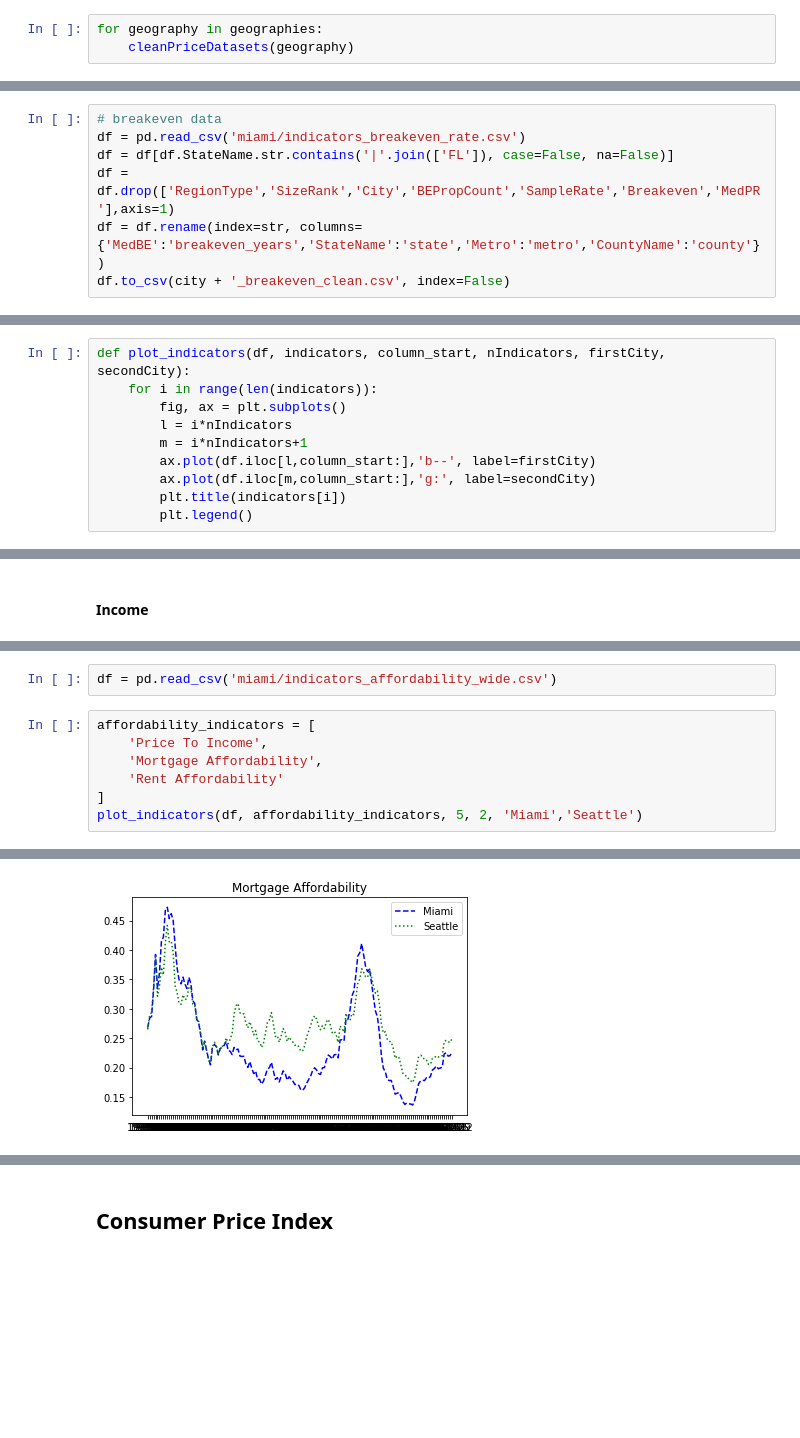
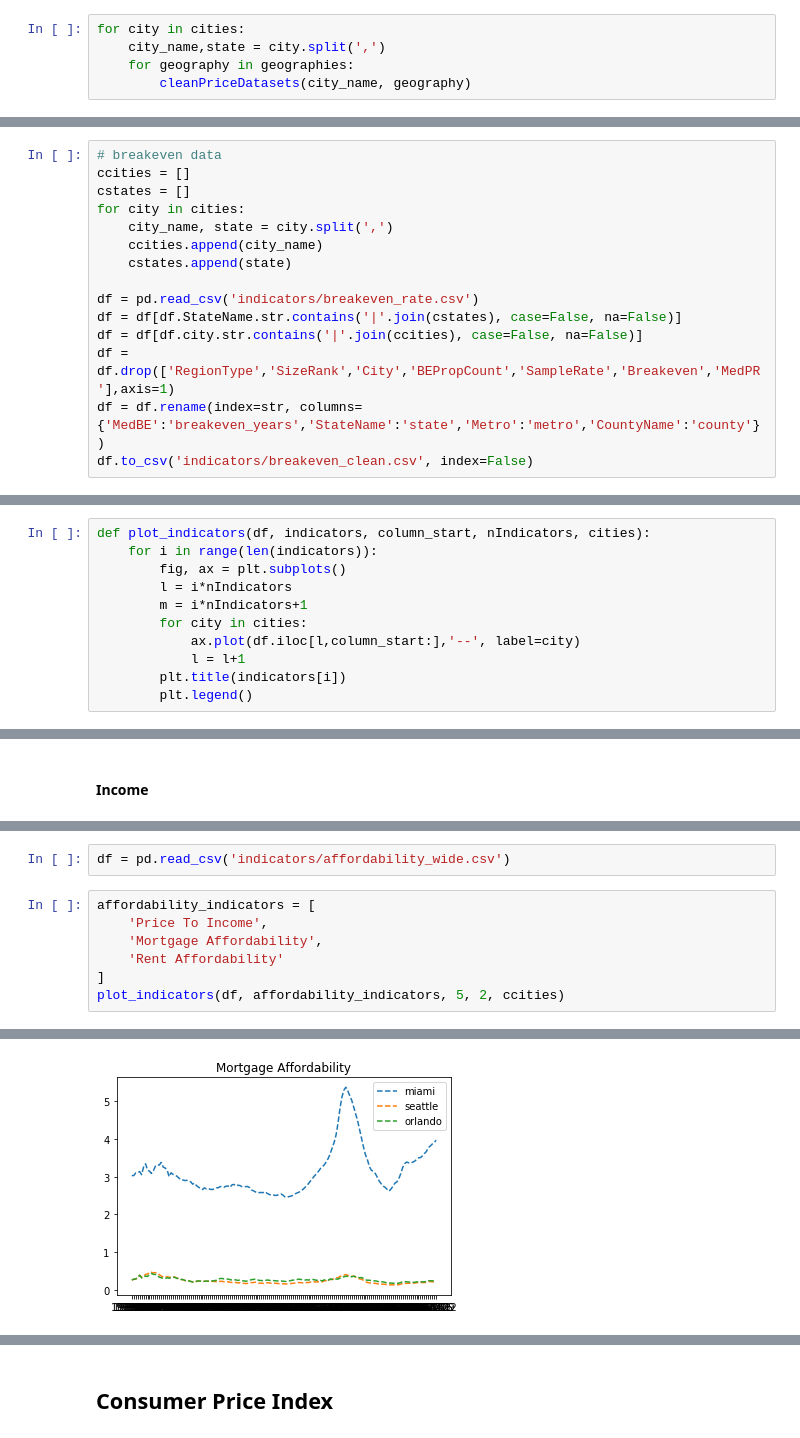
Before and after one commit to ricardo-hdz/flamingo_project, a Jupyter notebook: flamingo_project.ipynb, the cells around one changed output, grey strips where cells are left out. Saved outputs shown, nothing was run; the diff lists cells and outputs as text; blank space fills up the shorter version.

```diff
--- a/flamingo_project.ipynb
+++ b/flamingo_project.ipynb
@@ -134,4 +144,6 @@ def cleanPriceDatasets(geography):
 # %%
-for geography in geographies:
-    cleanPriceDatasets(geography)
+for city in cities:
+    city_name,state = city.split(',')
+    for geography in geographies:
+        cleanPriceDatasets(city_name, geography)
 # %% [output]
@@ -140,19 +159,28 @@ storing Neighborhood
 # %%
 # breakeven data
-df = pd.read_csv('miami/indicators_breakeven_rate.csv')
-df = df[df.StateName.str.contains('|'.join(['FL']), case=False, na=False)]
+ccities = []
+cstates = []
+for city in cities:
+    city_name, state = city.split(',')
+    ccities.append(city_name)
+    cstates.append(state)
+
+df = pd.read_csv('indicators/breakeven_rate.csv')
+df = df[df.StateName.str.contains('|'.join(cstates), case=False, na=False)]
+df = df[df.city.str.contains('|'.join(ccities), case=False, na=False)]
 df = df.drop(['RegionType','SizeRank','City','BEPropCount','SampleRate','Breakeven','MedPR'],axis=1)
 df = df.rename(index=str, columns={'MedBE':'breakeven_years','StateName':'state','Metro':'metro','CountyName':'county'})
-df.to_csv(city + '_breakeven_clean.csv', index=False)
+df.to_csv('indicators/breakeven_clean.csv', index=False)
 # %% [markdown]
 ### Visualize - Indicators
 # %%
-def plot_indicators(df, indicators, column_start, nIndicators, firstCity, secondCity):
+def plot_indicators(df, indicators, column_start, nIndicators, cities):
     for i in range(len(indicators)):
         fig, ax = plt.subplots()
         l = i*nIndicators
         m = i*nIndicators+1
-        ax.plot(df.iloc[l,column_start:],'b--', label=firstCity)
-        ax.plot(df.iloc[m,column_start:],'g:', label=secondCity)
+        for city in cities:
+            ax.plot(df.iloc[l,column_start:],'--', label=city)
+            l = l+1
         plt.title(indicators[i])
         plt.legend()
@@ -170,10 +208,10 @@ plot_indicators(df, indicators, 3, 1, 'Miami','Seattle')
 # %%
-df = pd.read_csv('miami/indicators_affordability_wide.csv')
+df = pd.read_csv('indicators/affordability_wide.csv')
 # %%
 affordability_indicators = [
     'Price To Income',
     'Mortgage Affordability',
     'Rent Affordability'
 ]
-plot_indicators(df, affordability_indicators, 5, 2, 'Miami','Seattle')
+plot_indicators(df, affordability_indicators, 5, 2, ccities)
 # %% [output]
@@ -181 +219 @@ plot_indicators(df, affordability_indicators, 5, 2, 'Miami','Seattle')
-[figure, old version]
+[figure, new version]
```
Also changed, not shown: parts of 25 cells of this notebook, 49 other files.
